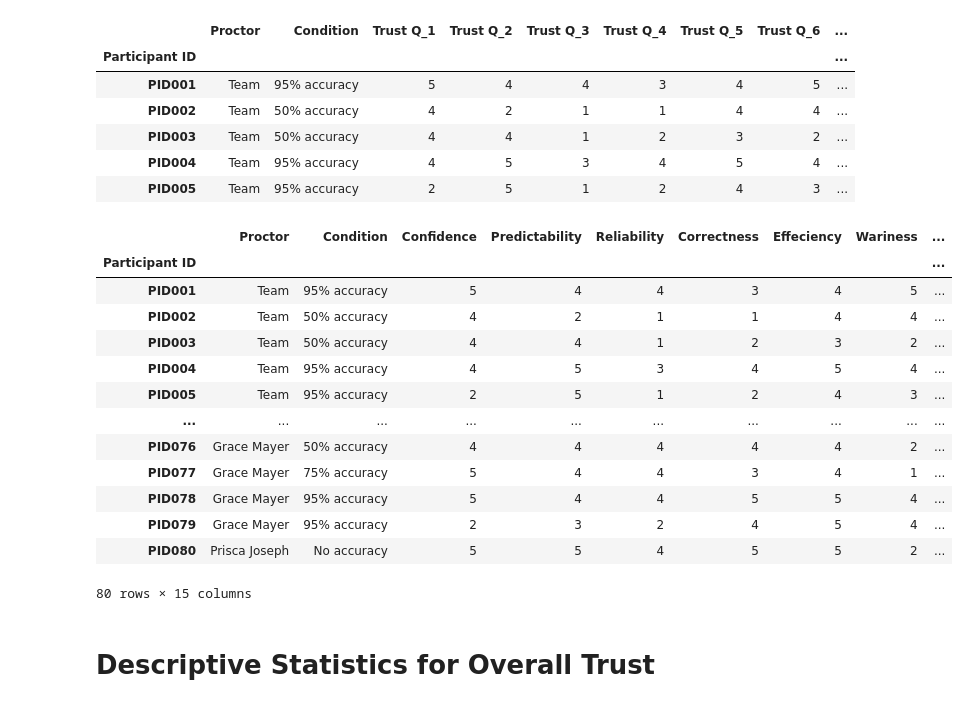
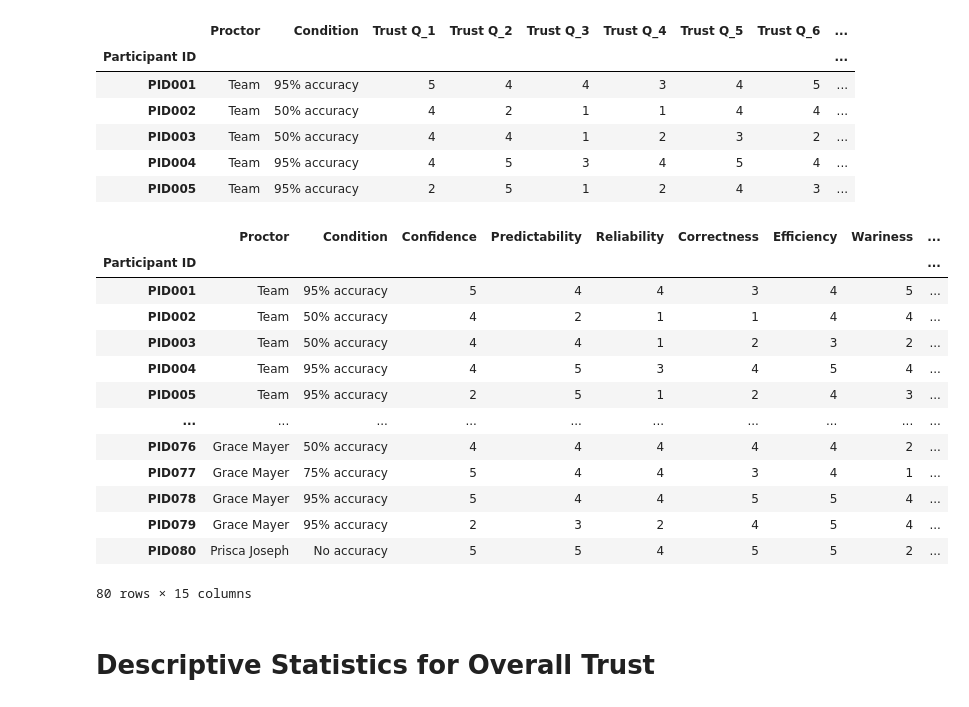
Before and after one commit to askipitaris/ML-Trust-Analysis, a Jupyter notebook: Analysis.ipynb, the cells around one changed output. Drawn from its saved outputs; the diff is of its cells as text; code cells hidden in the pictures.

```diff
--- a/Analysis.ipynb
+++ b/Analysis.ipynb
@@ -19,16 +22,16 @@ responses.head(5)
 # %%
 responses.rename(columns={"Trust Q_1": "Confidence",
                           "Trust Q_2": "Predictability",
                           "Trust Q_3": "Reliability",
                           "Trust Q_4": "Correctness",
-                          "Trust Q_5": "Effeciency",
+                          "Trust Q_5": "Efficiency",
                           "Trust Q_6": "Wariness",
                           "Trust Q_7": "Outperform Human",
                           "Trust Q_8": "Enjoyment"},
                 inplace=True)
 responses
 # %% [output]
-|  | Proctor | Condition | Confidence | Predictability | Reliability | Correctness | Effeciency | Wariness | ... |
+|  | Proctor | Condition | Confidence | Predictability | Reliability | Correctness | Efficiency | Wariness | ... |
 | Participant ID |  |  |  |  |  |  |  |  | ... |
 | PID001 | Team | 95% accuracy | 5 | 4 | 4 | 3 | 4 | 5 | ... |
 | PID002 | Team | 50% accuracy | 4 | 2 | 1 | 1 | 4 | 4 | ... |
```
Also changed, not shown: parts of 5 cells of this notebook.
